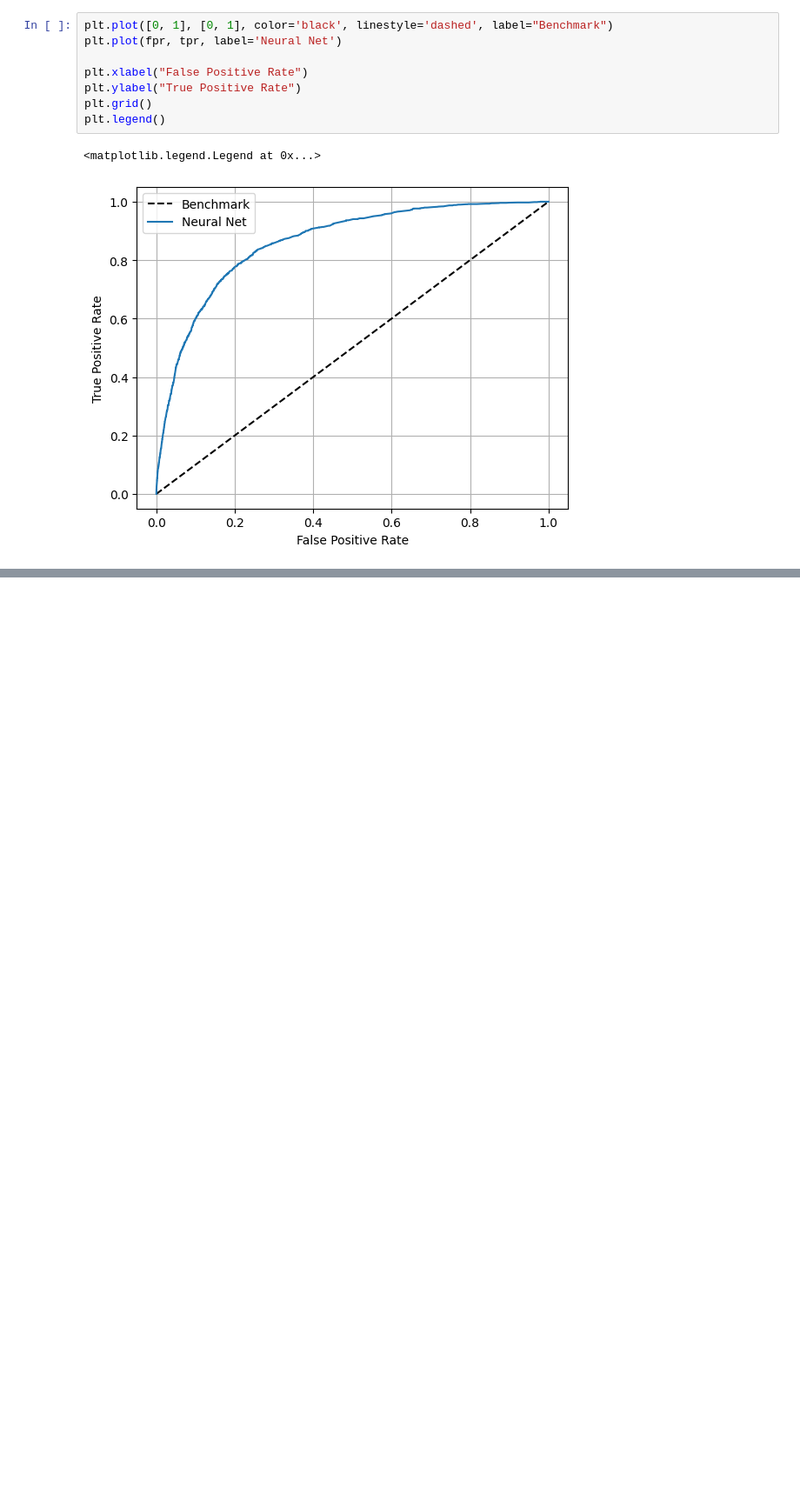
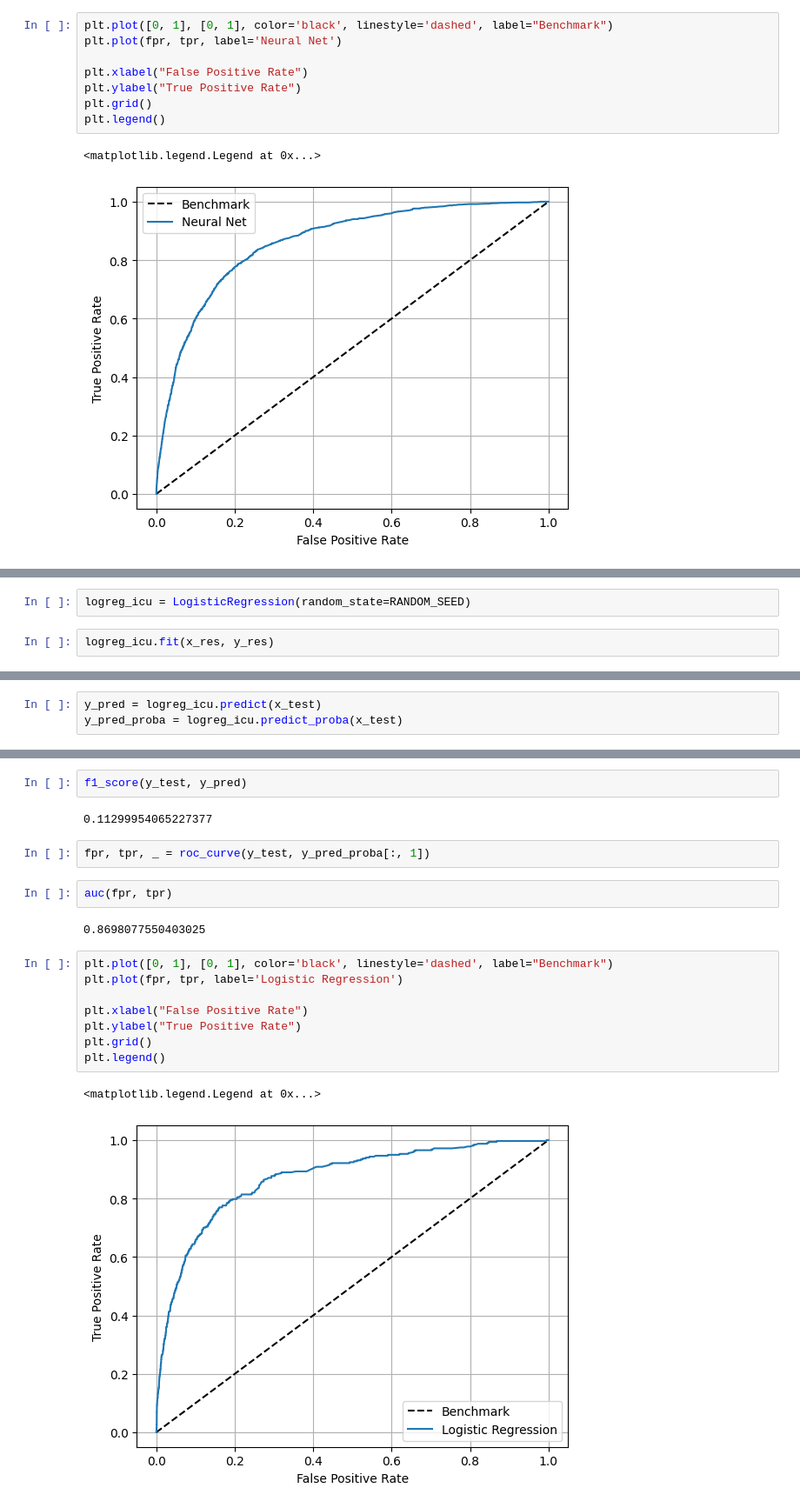
Before and after one commit to Mingtaros/CARES_Analytics, a Jupyter notebook: notebooks/Try_Following_Paper.ipynb, the cells around one changed output, grey strips where cells are left out. Shown: that part at 87% size. Drawn from its saved outputs; the diff is of its cells as text; blank space fills up the shorter version.

```diff
--- a/notebooks/Try_Following_Paper.ipynb
+++ b/notebooks/Try_Following_Paper.ipynb
@@ -273,0 +290,4 @@ plt.legend()
+# %%
+logreg_icu = LogisticRegression(random_state=RANDOM_SEED)
+# %%
+logreg_icu.fit(x_res, y_res)
@@ -273,0 +296,3 @@ plt.legend()
+# %%
+y_pred = logreg_icu.predict(x_test)
+y_pred_proba = logreg_icu.predict_proba(x_test)
@@ -273,0 +310,21 @@ plt.legend()
+# %%
+f1_score(y_test, y_pred)
+# %% [output]
+0.11299954065227377
+# %%
+fpr, tpr, _ = roc_curve(y_test, y_pred_proba[:, 1])
+# %%
+auc(fpr, tpr)
+# %% [output]
+0.8698077550403025
+# %%
+plt.plot([0, 1], [0, 1], color='black', linestyle='dashed', label="Benchmark")
+plt.plot(fpr, tpr, label='Logistic Regression')
+
+plt.xlabel("False Positive Rate")
+plt.ylabel("True Positive Rate")
+plt.grid()
+plt.legend()
+# %% [output]
+<matplotlib.legend.Legend at 0x...>
+[figure, added]
```
Also changed, not shown: parts of 8 cells of this notebook, 3 other files.
